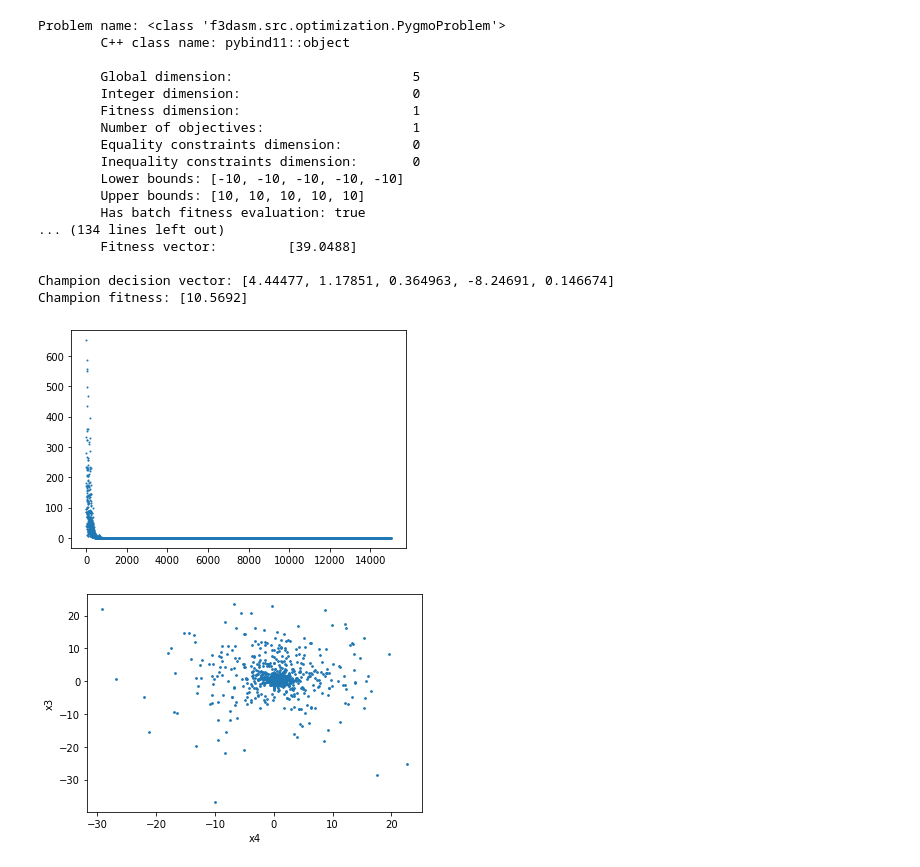
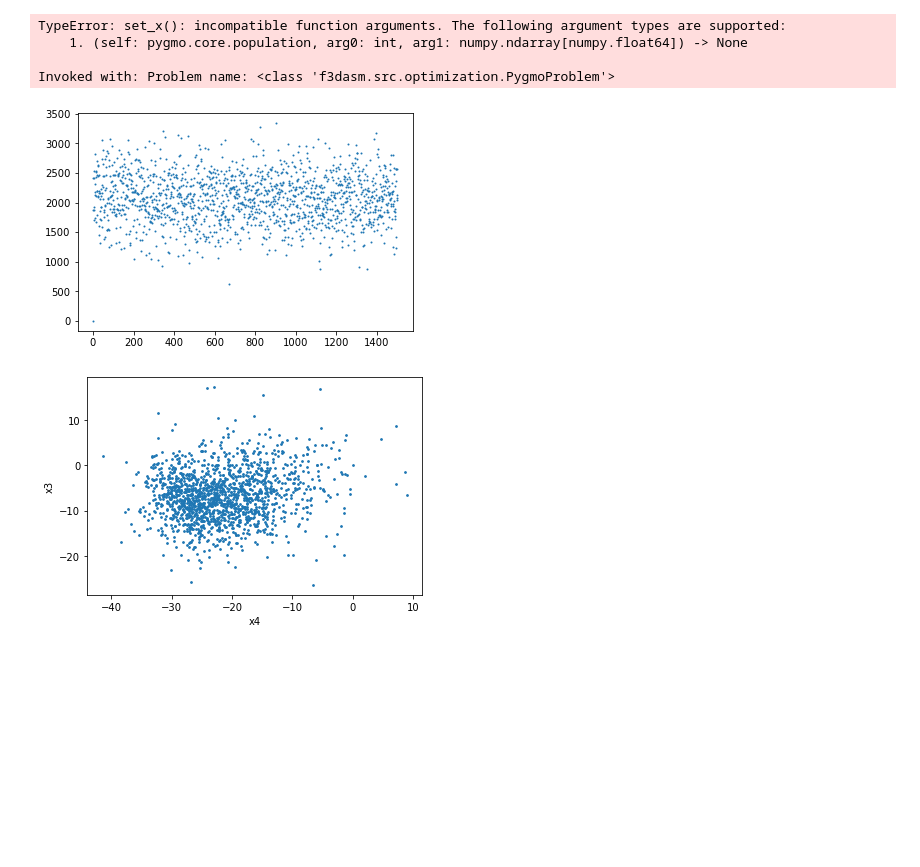
Before and after one commit to bessagroup/f3dasm, a Jupyter notebook: notebooks/pygmo.ipynb, the cells around one changed output. Drawn from its saved outputs; the diff is of its cells as text; code cells hidden in the pictures; blank space fills up the shorter version.

```diff
--- a/notebooks/pygmo.ipynb
+++ b/notebooks/pygmo.ipynb
@@ -40,57 +41,60 @@ design = make_nd_continuous_design(bounds=[-10.,10.], dimensions=dimensions)
 # %%
 # algorithm = pg.algorithm(pg.cmaes(gen=1, memory=True, seed=42, force_bounds=True))
 algorithm = pg.algorithm(pg.cmaes(memory=True))
-levy = Levy(noise=True)
+levy = Schwefel(noise=True)
 
 prob = pg.problem(PygmoProblem(design=design, func=levy))
-# %%
-prob
-pop = pg.population(prob, size = 30)
-pop
-# %% [output]
-Problem name: <class 'f3dasm.src.optimization.PygmoProblem'>
-        C++ class name: pybind11::object
-
-        Global dimension:                       5
-        Integer dimension:                      0
-        Fitness dimension:                      1
-        Number of objectives:                   1
-        Equality constraints dimension:         0
-        Inequality constraints dimension:       0
-        Lower bounds: [-10, -10, -10, -10, -10]
-        Upper bounds: [10, 10, 10, 10, 10]
-        Has batch fitness evaluation: true
-... (134 lines left out)
-        Fitness vector:         [39.0488]
-
-Champion decision vector: [4.44477, 1.17851, 0.364963, -8.24691, 0.146674]
-Champion fitness: [10.5692]
+# %%
+pop = pg.population(prob, size = 30)
+
+
+# Sampler
+lhs_sampler = LatinHypercube(doe=design, seed=42)
+samples = lhs_sampler.get_samples(numsamples=30)
+samples
+
+d = Data(doe=design)
+d.add(samples)
+samples = d.get_input_data().to_numpy()
+
+y = levy.eval(samples)
+y
+
+d.add_output(output=y, label="y")
+d.data.to_numpy()
+
+pop.set_x(range(30),d.get_input_data().to_numpy, d.get_output_data().to_numpy())
+# %% [output]
+TypeError: set_x(): incompatible function arguments. The following argument types are supported:
+    1. (self: pygmo.core.population, arg0: int, arg1: numpy.ndarray[numpy.float64]) -> None
+
+Invoked with: Problem name: <class 'f3dasm.src.optimization.PygmoProblem'>
 # %%
 xx, yy = np.empty(shape=(1,dimensions)), np.empty(shape=(1,1))
 # xx = np.array([[0.5, 0.5, 0.5, 0.5, 0.5, 0.5]])
 # yy = levy.eval(xx)
-for i in range(500):
+for i in range(50):
     pop = algorithm.evolve(pop)
     xx = np.r_[xx, pop.get_x()]
     yy = np.r_[yy, pop.get_f()]
 
 
 import pandas as pd
 pd.DataFrame(data=yy)
 import matplotlib.pyplot as plt
 
 plt.scatter(np.arange(len(yy.ravel())),yy.ravel(), s=1)
 
 yy
 columnlabels = [("input",f"x{i}") for i in range(dimensions)]
 columnlabels.append(("output", "y"))
 columnlabels
 df = pd.DataFrame(data=np.c_[xx,yy],columns=columnlabels)
 # %% [output]
-[figure, old version]
+[figure, new version]
 # %%
 data = Data(design)
 data.add(df)
 data.plot(input_par1="x4", input_par2="x3")
 # %% [output]
-[figure, old version]
+[figure, new version]
```
Also changed, not shown: parts of 8 cells of this notebook, 14 other files.
